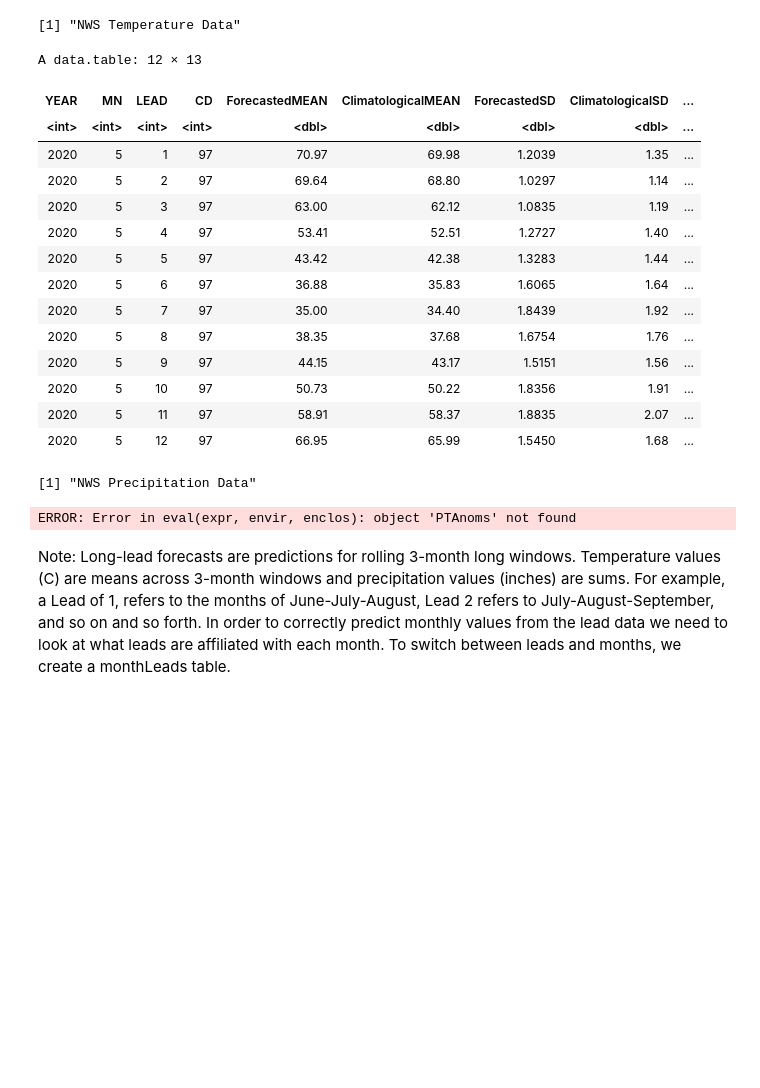
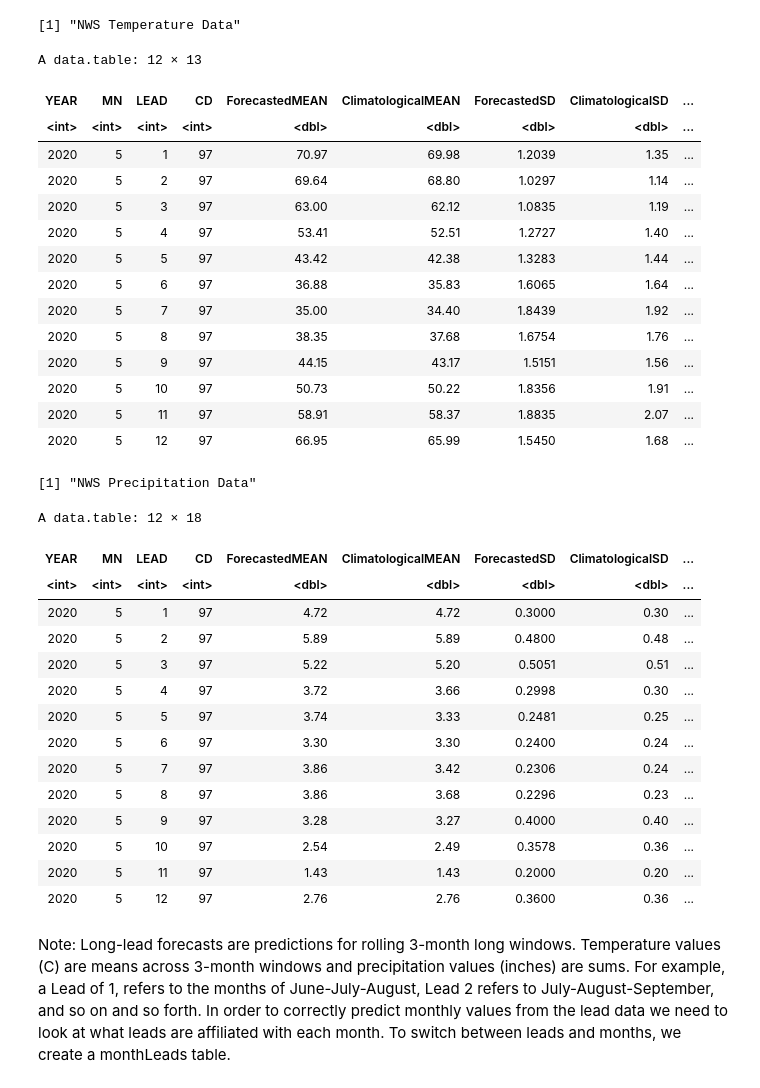
Before and after one commit to DrylandEcology/gridSTDF, a Jupyter notebook: ShortTermDroughtForecaster_Logic.ipynb, the cells around one changed output. Drawn from its saved outputs; the diff is of its cells as text; code cells hidden in the pictures; blank space fills up the shorter version.

```diff
--- a/ShortTermDroughtForecaster_Logic.ipynb
+++ b/ShortTermDroughtForecaster_Logic.ipynb
@@ -60,11 +59,11 @@ proj4string(points) <- CRS("+proj=longlat +datum=WGS84 +no_defs +ellps=WGS84 +to
 CDRegion <- as.numeric(over(points, CD102)$ID4)
 
 # Read in and subset anomaly data -----------------------------------------------------------
-TempAnomsWhole <- fread('CurrentAnomalyTempData.csv')
+TempAnomsWhole <- fread('CurrentAnomalyTempData.csv') # this data is downloaded from the NWS website
 TempAnoms <- subset(TempAnomsWhole, CD == CDRegion)
 TempAnoms <- TempAnoms[1:Nleads, ]
 
-PPTAnomsWhole <- fread('CurrentAnomalyPPTData.csv')
+PPTAnomsWhole <- fread('CurrentAnomalyPPTData.csv') # this data is downloaded from the NWS website
 PPTAnoms <- subset(PPTAnomsWhole, CD == CDRegion)
 PPTAnoms <- PPTAnoms[1:Nleads, ]
 
@@ -91,35 +90,49 @@ PPTAnoms$ForecastedMEAN_PPT_cm <- PPTAnoms$ForecastedMEAN * 2.54
 
 PPTAnoms$ForecastedSD_PPT_in <- as.numeric(PPTAnoms$ForecastedSD) ^ backT
 PPTAnoms$ForecastedSD_PPT_cm <- PPTAnoms$ForecastedSD_PPT_in * 2.54
 
 # calc - anomaly NEEDS to be calcualted in transformed units
 PPTAnoms$Anom_PO <- PPTAnoms$ForecastedMEAN_PPT_PO - PPTAnoms$ClimatatologicalMEAN_PPT_PO
 PPTAnoms$Anom_cm <- PPTAnoms$ForecastedMEAN_PPT_cm - PPTAnoms$ClimatatologicalMEAN_PPT_cm
 PPTAnoms$Anom_CF <- PPTAnoms$ForecastedMEAN / PPTAnoms$ClimatologicalMEAN
 
 print('NWS Temperature Data')
 TempAnoms
 print('NWS Precipitation Data')
-PTAnoms
+PPTAnoms
 # %% [output]
 [1] "NWS Temperature Data"
 A data.table: 12 × 13
 | YEAR | MN | LEAD | CD | ForecastedMEAN | ClimatologicalMEAN | ForecastedSD | ClimatologicalSD | ... |
 | <int> | <int> | <int> | <int> | <dbl> | <dbl> | <dbl> | <dbl> | ... |
 | 2020 | 5 | 1 | 97 | 70.97 | 69.98 | 1.2039 | 1.35 | ... |
 | 2020 | 5 | 2 | 97 | 69.64 | 68.80 | 1.0297 | 1.14 | ... |
 | 2020 | 5 | 3 | 97 | 63.00 | 62.12 | 1.0835 | 1.19 | ... |
 | 2020 | 5 | 4 | 97 | 53.41 | 52.51 | 1.2727 | 1.40 | ... |
 | 2020 | 5 | 5 | 97 | 43.42 | 42.38 | 1.3283 | 1.44 | ... |
 | 2020 | 5 | 6 | 97 | 36.88 | 35.83 | 1.6065 | 1.64 | ... |
 | 2020 | 5 | 7 | 97 | 35.00 | 34.40 | 1.8439 | 1.92 | ... |
 | 2020 | 5 | 8 | 97 | 38.35 | 37.68 | 1.6754 | 1.76 | ... |
 | 2020 | 5 | 9 | 97 | 44.15 | 43.17 | 1.5151 | 1.56 | ... |
 | 2020 | 5 | 10 | 97 | 50.73 | 50.22 | 1.8356 | 1.91 | ... |
 | 2020 | 5 | 11 | 97 | 58.91 | 58.37 | 1.8835 | 2.07 | ... |
 | 2020 | 5 | 12 | 97 | 66.95 | 65.99 | 1.5450 | 1.68 | ... |
 [1] "NWS Precipitation Data"
-ERROR: Error in eval(expr, envir, enclos): object 'PTAnoms' not found
+A data.table: 12 × 18
+| YEAR | MN | LEAD | CD | ForecastedMEAN | ClimatologicalMEAN | ForecastedSD | ClimatologicalSD | ... |
+| <int> | <int> | <int> | <int> | <dbl> | <dbl> | <dbl> | <dbl> | ... |
+| 2020 | 5 | 1 | 97 | 4.72 | 4.72 | 0.3000 | 0.30 | ... |
+| 2020 | 5 | 2 | 97 | 5.89 | 5.89 | 0.4800 | 0.48 | ... |
+| 2020 | 5 | 3 | 97 | 5.22 | 5.20 | 0.5051 | 0.51 | ... |
+| 2020 | 5 | 4 | 97 | 3.72 | 3.66 | 0.2998 | 0.30 | ... |
+| 2020 | 5 | 5 | 97 | 3.74 | 3.33 | 0.2481 | 0.25 | ... |
+| 2020 | 5 | 6 | 97 | 3.30 | 3.30 | 0.2400 | 0.24 | ... |
+| 2020 | 5 | 7 | 97 | 3.86 | 3.42 | 0.2306 | 0.24 | ... |
+| 2020 | 5 | 8 | 97 | 3.86 | 3.68 | 0.2296 | 0.23 | ... |
+| 2020 | 5 | 9 | 97 | 3.28 | 3.27 | 0.4000 | 0.40 | ... |
+| 2020 | 5 | 10 | 97 | 2.54 | 2.49 | 0.3578 | 0.36 | ... |
+| 2020 | 5 | 11 | 97 | 1.43 | 1.43 | 0.2000 | 0.20 | ... |
+| 2020 | 5 | 12 | 97 | 2.76 | 2.76 | 0.3600 | 0.36 | ... |
 # %% [markdown]
 Note: Long-lead forecasts are predictions for rolling 3-month long windows. Temperature values (C) are means across 3-month windows and precipitation values (inches) are sums. For example, a Lead of 1, refers to the months of June-July-August, Lead 2 refers to July-August-September, and so on and so forth. In order to correctly predict monthly values from the lead data we need to look at what leads are affiliated with each month. To switch between leads and months, we create a monthLeads table.
 # %%
```
Also changed, not shown: parts of 17 cells of this notebook, 3 other files.
